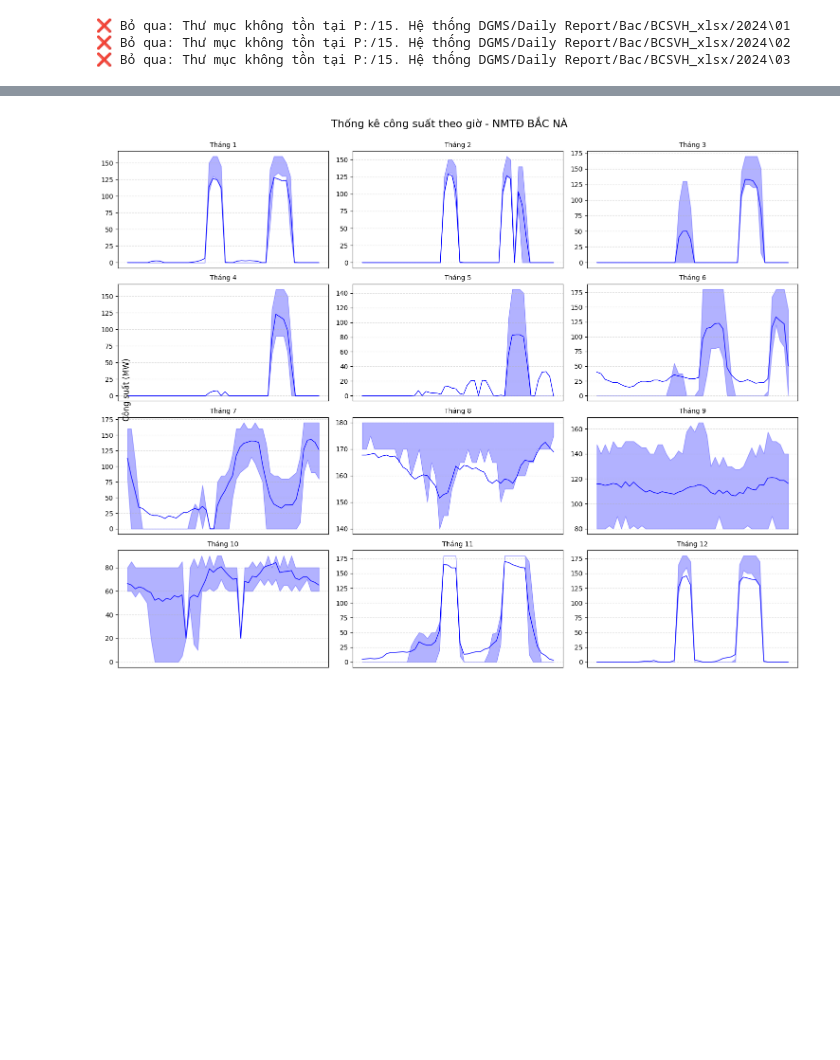
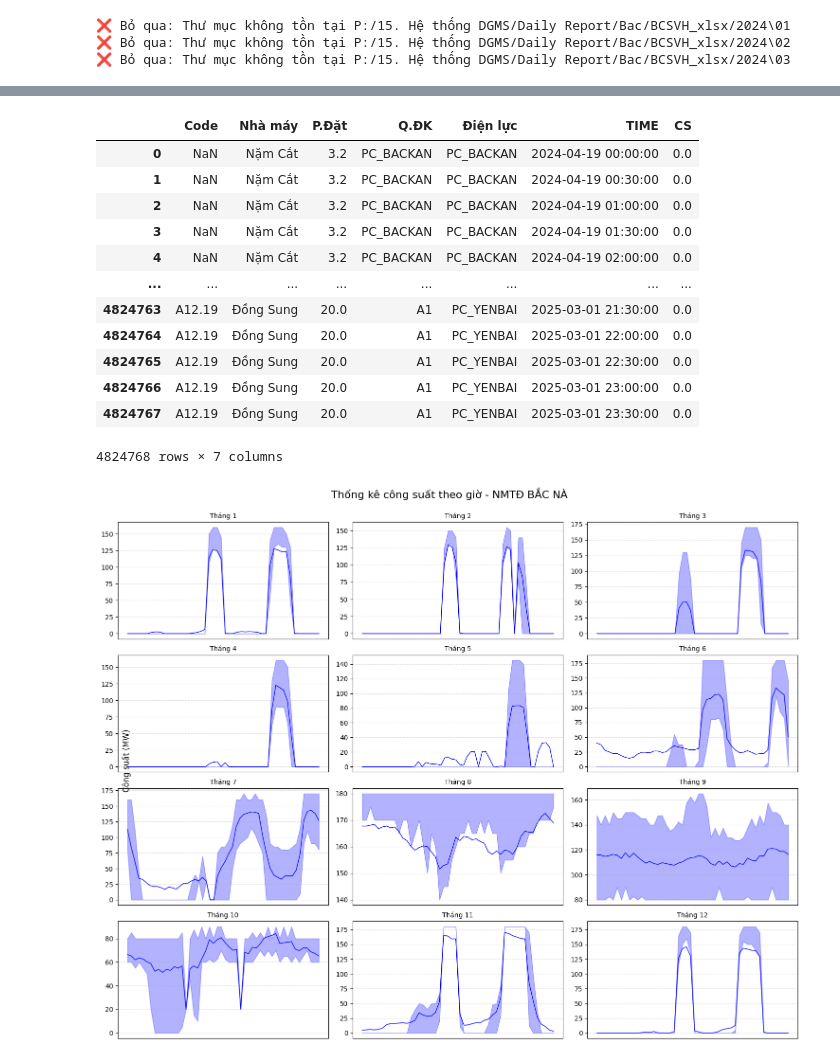
Before and after one commit to khuecoi2001/TDN_project, a Jupyter notebook: notebooks/BCSVH_DGMS.ipynb, the cells around one changed output, grey strips where cells are left out. Drawn from its saved outputs; the diff is of its cells as text; code cells hidden in the pictures; blank space fills up the shorter version.

```diff
--- a/notebooks/BCSVH_DGMS.ipynb
+++ b/notebooks/BCSVH_DGMS.ipynb
@@ -41,0 +181,17 @@ df_bac = pd.concat(df_list, ignore_index=True) if df_list else pd.DataFrame()
+# %%
+df_result_sorted = df_result.sort_values(by=['Điện lực', 'Nhà máy', 'TIME']).reset_index(drop=True)
+df_result_sorted
+# %% [output]
+|  | Code | Nhà máy | P.Đặt | Q.ĐK | Điện lực | TIME | CS |
+| 0 | NaN | Nặm Cắt | 3.2 | PC_BACKAN | PC_BACKAN | 2024-04-19 00:00:00 | 0.0 |
+| 1 | NaN | Nặm Cắt | 3.2 | PC_BACKAN | PC_BACKAN | 2024-04-19 00:30:00 | 0.0 |
+| 2 | NaN | Nặm Cắt | 3.2 | PC_BACKAN | PC_BACKAN | 2024-04-19 01:00:00 | 0.0 |
+| 3 | NaN | Nặm Cắt | 3.2 | PC_BACKAN | PC_BACKAN | 2024-04-19 01:30:00 | 0.0 |
+| 4 | NaN | Nặm Cắt | 3.2 | PC_BACKAN | PC_BACKAN | 2024-04-19 02:00:00 | 0.0 |
+| ... | ... | ... | ... | ... | ... | ... | ... |
+| 4824763 | A12.19 | Đồng Sung | 20.0 | A1 | PC_YENBAI | 2025-03-01 21:30:00 | 0.0 |
+| 4824764 | A12.19 | Đồng Sung | 20.0 | A1 | PC_YENBAI | 2025-03-01 22:00:00 | 0.0 |
+| 4824765 | A12.19 | Đồng Sung | 20.0 | A1 | PC_YENBAI | 2025-03-01 22:30:00 | 0.0 |
+| 4824766 | A12.19 | Đồng Sung | 20.0 | A1 | PC_YENBAI | 2025-03-01 23:00:00 | 0.0 |
+| 4824767 | A12.19 | Đồng Sung | 20.0 | A1 | PC_YENBAI | 2025-03-01 23:30:00 | 0.0 |
+4824768 rows × 7 columns
```
Also changed, not shown: parts of 7 cells of this notebook, 3 other files.
